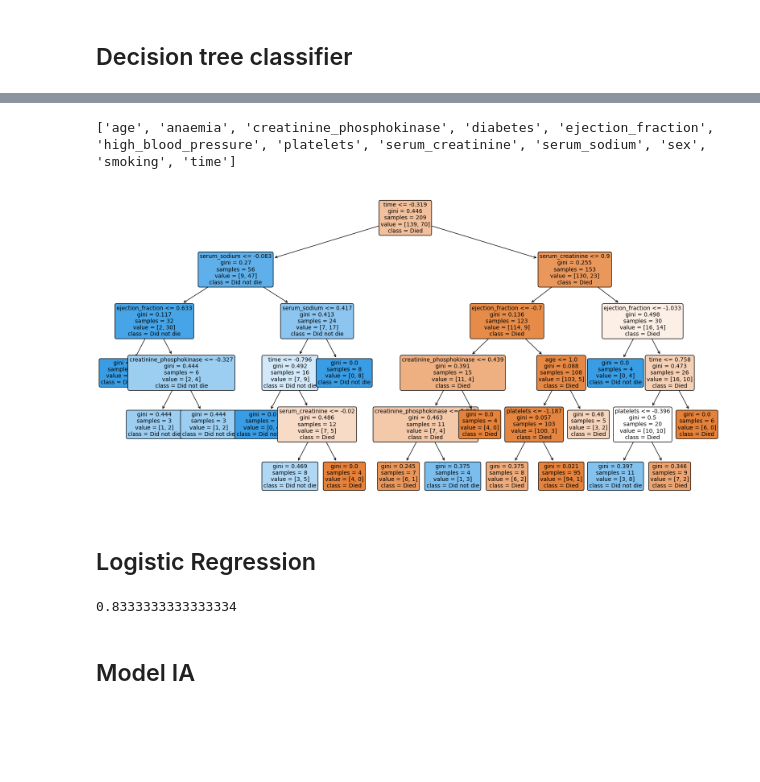
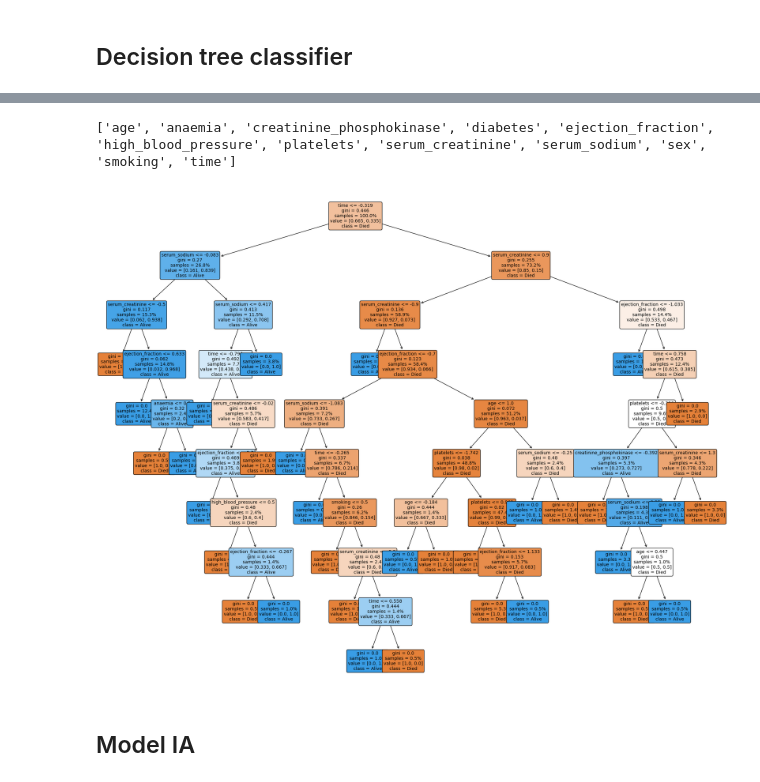
Before and after one commit to yoannattar/Heart-failure-prediction, a Jupyter notebook: Projet_IA-Copy1.ipynb, the cells around one changed output, grey strips where cells are left out. Cells and saved outputs as stored; diff of their text form; code cells hidden in the pictures; blank space fills up the shorter version.

Commit message:
Added visualisation and fine tuned the ML models
Added boxplot for outliers instead of all the boxplots and a correlation matrix

```diff
--- a/Projet_IA-Copy1.ipynb
+++ b/Projet_IA-Copy1.ipynb
@@ -135,0 +174,25 @@ The accuracy for KNN is: 0.8111111111111111
+# %%
+from sklearn.metrics import classification_report
+from sklearn.model_selection import KFold, GridSearchCV
+# Fine tuning the model
+
+# Initializing our KFold to help with the RandomizedSearch
+kf = KFold(n_splits=5, shuffle=True, random_state=42)
+
+# Defining parameters for the RandomizedSearchCV to try
+knn_params = {'n_neighbors':np.arange(1,10,1), 'leaf_size':np.arange(10, 50, 10)}
+
+#Refining the model by finding the best performing parameters using RandomSearch
+knn_cv = GridSearchCV(knn, knn_params, scoring = 'accuracy', cv=kf)
+knn_cv.fit(X_train, y_train)
+
+print(f'The best parameters for the model are {knn_cv.best_params_}\n')
+
+#Setting the best model to a variable
+best_knn = knn_cv.best_estimator_
+#Predicting on our data
+y_pred_best_knn = best_knn.predict(X_test)
+#Getting the full report for our model
+report_best_knn = classification_report(y_test, y_pred_best_knn)
+print("Full report for the tuned KNeighborsClassifier model:\n", report_best_knn)
+accuracy_score(y_test, y_pred_knn)
@@ -136,6 +212,6 @@ The accuracy for KNN is: 0.8111111111111111
 # %% [markdown]
 ## Decision tree classifier
 # %%
-clf = DecisionTreeClassifier(max_depth=5, min_samples_split=5, min_samples_leaf=3, random_state = 1)
+clf = DecisionTreeClassifier(random_state = 1) #max_depth=5, min_samples_split=5, min_samples_leaf=3
 clf
 # %% [output]
@@ -165,30 +267,21 @@ The accuracy score for the tree classifier is: 0.8666666666666667
 # %%
+# Drawing our best model to help visualize it
+from sklearn import tree
 feature_names = df.columns.to_list()
 feature_names.remove('death_event')
-class_names = ['Died', 'Did not die']
+class_names = ['Died', 'Alive']
 print(feature_names)
-fig, ax = plt.subplots(figsize = (20,10))
+fig, ax = plt.subplots(figsize = (25,20))
 tree.plot_tree(clf,
                feature_names=feature_names,  # List of feature names
                class_names=class_names,      # List of class names
                filled=True,
-               rounded=True, fontsize = 10,
+               rounded=True, fontsize = 10, proportion = True,
                ax=ax)
 plt.show()
 # %% [output]
 ['age', 'anaemia', 'creatinine_phosphokinase', 'diabetes', 'ejection_fraction', 'high_blood_pressure', 'platelets', 'serum_creatinine', 'serum_sodium', 'sex', 'smoking', 'time']
-[figure, old version]
+[figure, new version]
-# %% [markdown]
-## Logistic Regression
-# %%
-from sklearn.linear_model import LogisticRegression
-logreg = LogisticRegression()
-logreg.fit(X_train, y_train)
-y_pred_log = logreg.predict(X_test)
-accuracy_log = accuracy_score(y_test, y_pred_log)
-print(accuracy_log)
-# %% [output]
-0.8333333333333334
 # %% [markdown]
 ## Model IA
 # %%
```
Also changed, not shown: parts of 21 cells of this notebook.
